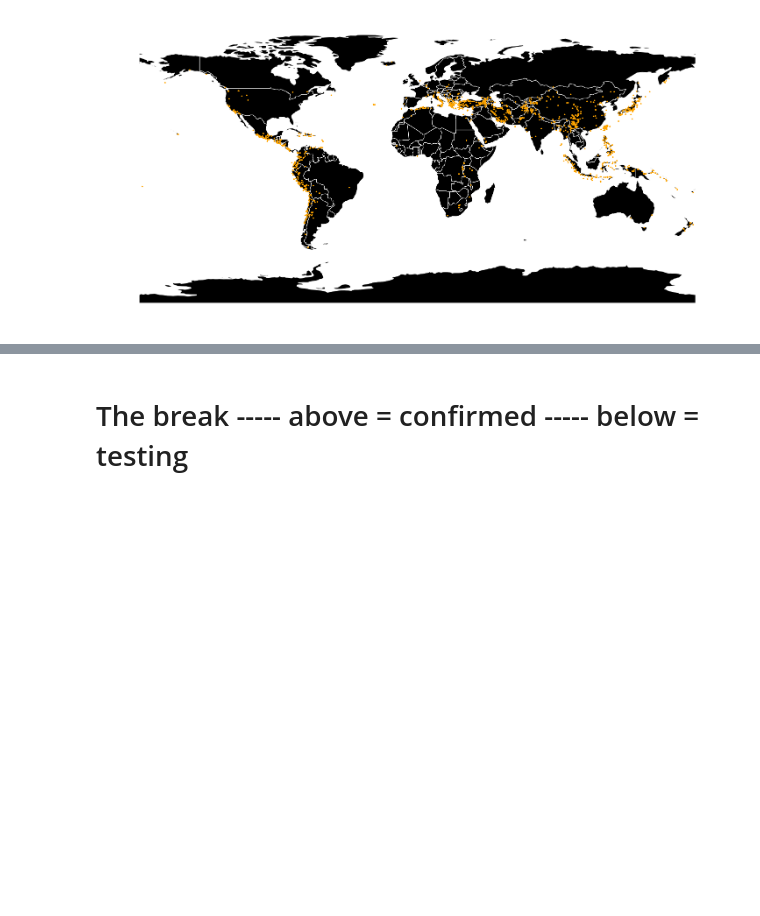
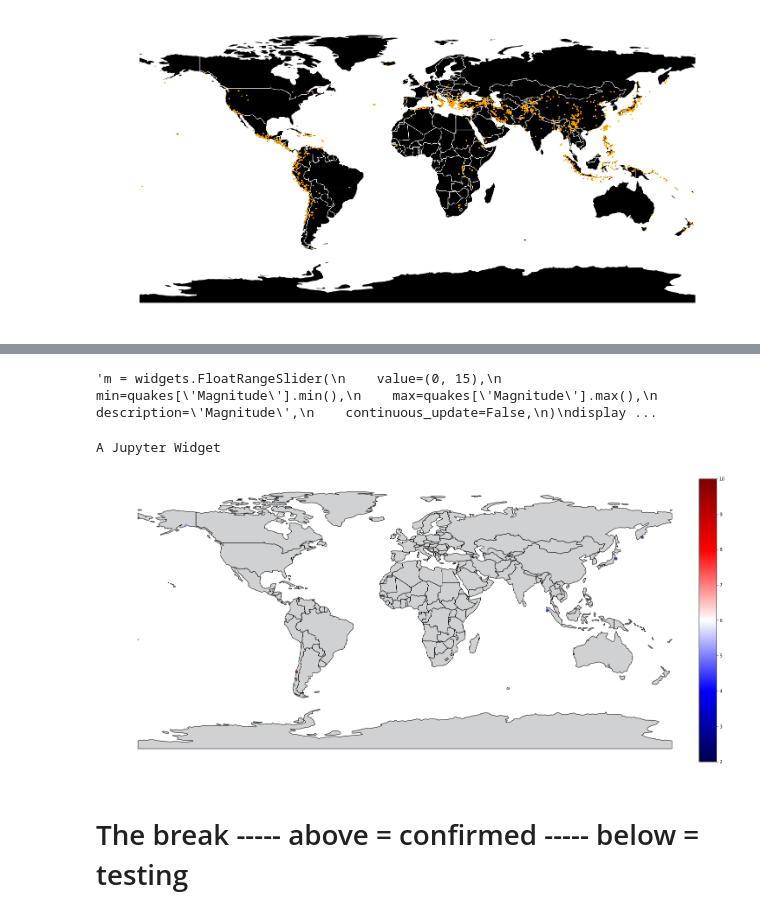
Before and after one commit to DataScienceBS/data-question-3-tornado-bombers, a Jupyter notebook: DataScienceQuestion3.ipynb, the cells around one changed output, grey strips where cells are left out. Saved outputs shown, nothing was run; the diff lists cells and outputs as text; code cells hidden in the pictures; blank space fills up the shorter version.

Commit message:
Widget and Colorbar Working

```diff
--- a/DataScienceQuestion3.ipynb
+++ b/DataScienceQuestion3.ipynb
@@ -101,3 +104,83 @@ quakes.plot(ax=ax, marker='*', color='orange', markersize=8);
+# %%
+### better mapping below ###
+
+'''m = widgets.FloatRangeSlider(
+    value=(0, 15),
+    min=quakes['Magnitude'].min(),
+    max=quakes['Magnitude'].max(),
+    description='Magnitude',
+    continuous_update=False,
+)
+display(m)
+
+ax = world.plot(color='black', edgecolor='white', figsize=(25,55))
+ax.axis('off')
+quakes.plot(ax=ax, marker='*', color='orange', markersize=10);
+
+def response(change):
+    clear_output(wait=True)
+    display(m)
+    maximum = change['new'][1]
+    minimum = change['new'][0]
+
+    display_df = quakes[(quakes["Magnitude"] >= minimum) & (quakes['Magnitude'] <= maximum)]
+    ax = world.plot(color='black', edgecolor='white', figsize=(25,55))
+    ax.axis('off')
+    display_df.plot(ax=ax, marker='*', color='orange', markersize=10);
+
+m.observe(response, names='value')'''
+# %% [output]
+'m = widgets.FloatRangeSlider(\n    value=(0, 15),\n    min=quakes[\'Magnitude\'].min(),\n    max=quakes[\'Magnitude\'].max(),\n    description=\'Magnitude\',\n    continuous_update=False,\n)\ndisplay ...
+# %%
+from mpl_toolkits.axes_grid1 import make_axes_locatable #imported for colorbar placement
+
+m = widgets.FloatRangeSlider(
+    value=(0, 15),
+    min=quakes['Magnitude'].min(),
+    max=quakes['Magnitude'].max(),
+    description='Magnitude',
+    continuous_update=False,
+)
+display(m)
+
+## repeated below to re-display graph ##
+ax = world.plot(color='#cfd1d3', edgecolor='black', figsize=(25,55))
+ax.axis('off')
+quakes.plot(ax=ax, column='Magnitude', alpha=0.4, cmap='seismic', );
+fig = ax.get_figure()
+
+divider = make_axes_locatable(ax)
+cax = divider.append_axes('right', size='3%', pad=0.01)
+
+sm = plt.cm.ScalarMappable(cmap='seismic', norm=plt.Normalize(vmin=2.0, vmax=10.0))
+sm._A = []
+fig.colorbar(sm,cax=cax)
+## repeated below to re-display graph ##
+
+
+def response(change):
+    clear_output(wait=True)
+    display(m)
+    maximum = change['new'][1]
+    minimum = change['new'][0]
+
+    display_df = quakes[(quakes["Magnitude"] >= minimum) & (quakes['Magnitude'] <= maximum)]
+## repeat of above to re-display graph ##
+    ax = world.plot(color='#cfd1d3', edgecolor='black', figsize=(25,55))
+    ax.axis('off')
+    display_df.plot(ax=ax, column='Magnitude', alpha=0.7, cmap='seismic', );
+    fig = ax.get_figure()
+    divider = make_axes_locatable(ax)
+    cax = divider.append_axes('right', size='3%', pad=0.01)
+    sm = plt.cm.ScalarMappable(cmap='seismic', norm=plt.Normalize(vmin=2.0, vmax=10.0))
+    sm._A = []
+    fig.colorbar(sm,cax=cax)
+## repeat of above to re-display graph ##
+
+m.observe(response, names='value')
+# %% [output]
+A Jupyter Widget
+[figure, added]
 # %% [markdown]
 # The break ----- above = confirmed ----- below = testing
 # %%
```
Also changed, not shown: parts of 6 cells of this notebook.
